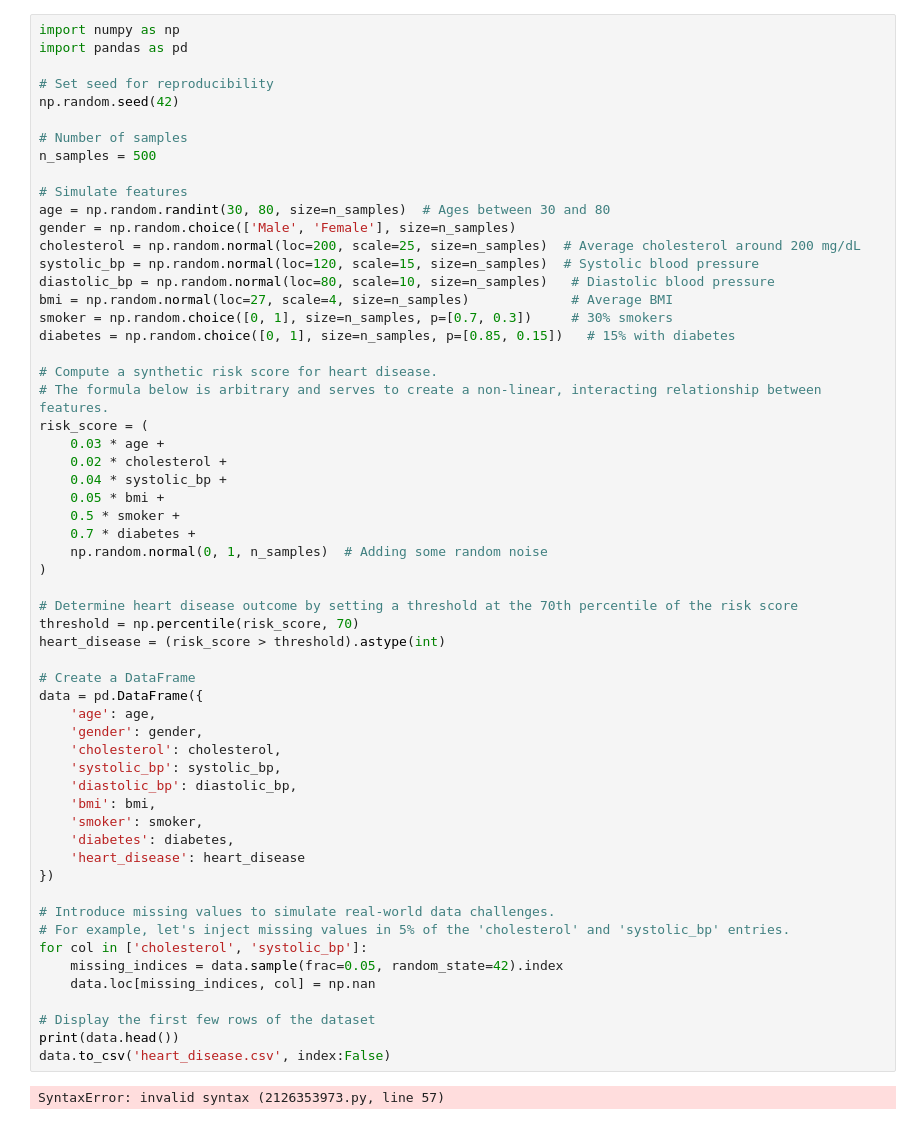
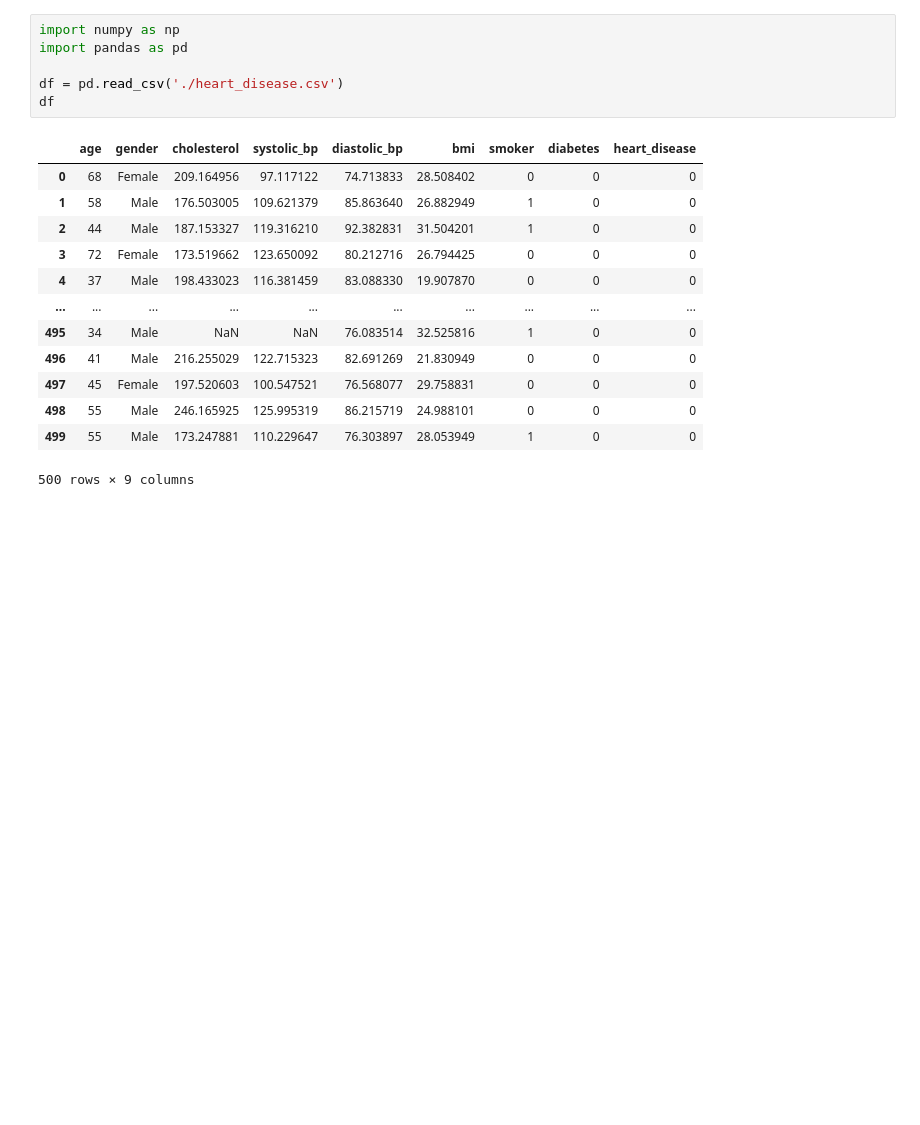
Before and after one commit to Pallavi5775/heart_disease_analysis, a Jupyter notebook: preprocessing_sheet.ipynb, the cells around one changed output. Drawn from its saved outputs; the diff is of its cells as text; blank space fills up the shorter version.

```diff
--- a/preprocessing_sheet.ipynb
+++ b/preprocessing_sheet.ipynb
@@ -1,60 +1,20 @@
 # %%
 import numpy as np
 import pandas as pd
 
-# Set seed for reproducibility
-np.random.seed(42)
-
-# Number of samples
-n_samples = 500
-
-# Simulate features
-age = np.random.randint(30, 80, size=n_samples)  # Ages between 30 and 80
-gender = np.random.choice(['Male', 'Female'], size=n_samples)
-cholesterol = np.random.normal(loc=200, scale=25, size=n_samples)  # Average cholesterol around 200 mg/dL
-systolic_bp = np.random.normal(loc=120, scale=15, size=n_samples)  # Systolic blood pressure
-diastolic_bp = np.random.normal(loc=80, scale=10, size=n_samples)   # Diastolic blood pressure
-bmi = np.random.normal(loc=27, scale=4, size=n_samples)             # Average BMI
-smoker = np.random.choice([0, 1], size=n_samples, p=[0.7, 0.3])     # 30% smokers
-diabetes = np.random.choice([0, 1], size=n_samples, p=[0.85, 0.15])   # 15% with diabetes
-
-# Compute a synthetic risk score for heart disease.
-# The formula below is arbitrary and serves to create a non-linear, interacting relationship between features.
-risk_score = (
-    0.03 * age +
-    0.02 * cholesterol +
-    0.04 * systolic_bp +
-    0.05 * bmi +
-    0.5 * smoker +
-    0.7 * diabetes +
-    np.random.normal(0, 1, n_samples)  # Adding some random noise
-)
-
-# Determine heart disease outcome by setting a threshold at the 70th percentile of the risk score
-threshold = np.percentile(risk_score, 70)
-heart_disease = (risk_score > threshold).astype(int)
-
-# Create a DataFrame
-data = pd.DataFrame({
-    'age': age,
-    'gender': gender,
-    'cholesterol': cholesterol,
-    'systolic_bp': systolic_bp,
-    'diastolic_bp': diastolic_bp,
-    'bmi': bmi,
-    'smoker': smoker,
-    'diabetes': diabetes,
-    'heart_disease': heart_disease
-})
-
-# Introduce missing values to simulate real-world data challenges.
-# For example, let's inject missing values in 5% of the 'cholesterol' and 'systolic_bp' entries.
-for col in ['cholesterol', 'systolic_bp']:
-    missing_indices = data.sample(frac=0.05, random_state=42).index
-    data.loc[missing_indices, col] = np.nan
-
-# Display the first few rows of the dataset
-print(data.head())
-data.to_csv('heart_disease.csv', index:False)
+df = pd.read_csv('./heart_disease.csv')
+df
 # %% [output]
+|  | age | gender | cholesterol | systolic_bp | diastolic_bp | bmi | smoker | diabetes | heart_disease |
+| 0 | 68 | Female | 209.164956 | 97.117122 | 74.713833 | 28.508402 | 0 | 0 | 0 |
+| 1 | 58 | Male | 176.503005 | 109.621379 | 85.863640 | 26.882949 | 1 | 0 | 0 |
+| 2 | 44 | Male | 187.153327 | 119.316210 | 92.382831 | 31.504201 | 1 | 0 | 0 |
+| 3 | 72 | Female | 173.519662 | 123.650092 | 80.212716 | 26.794425 | 0 | 0 | 0 |
+| 4 | 37 | Male | 198.433023 | 116.381459 | 83.088330 | 19.907870 | 0 | 0 | 0 |
+| ... | ... | ... | ... | ... | ... | ... | ... | ... | ... |
+| 495 | 34 | Male | NaN | NaN | 76.083514 | 32.525816 | 1 | 0 | 0 |
+| 496 | 41 | Male | 216.255029 | 122.715323 | 82.691269 | 21.830949 | 0 | 0 | 0 |
+| 497 | 45 | Female | 197.520603 | 100.547521 | 76.568077 | 29.758831 | 0 | 0 | 0 |
+| 498 | 55 | Male | 246.165925 | 125.995319 | 86.215719 | 24.988101 | 0 | 0 | 0 |
+| 499 | 55 | Male | 173.247881 | 110.229647 | 76.303897 | 28.053949 | 1 | 0 | 0 |
-SyntaxError: invalid syntax (2126353973.py, line 57)
+500 rows × 9 columns
```
Also changed, not shown: parts of 28 cells of this notebook, 2 other files.
